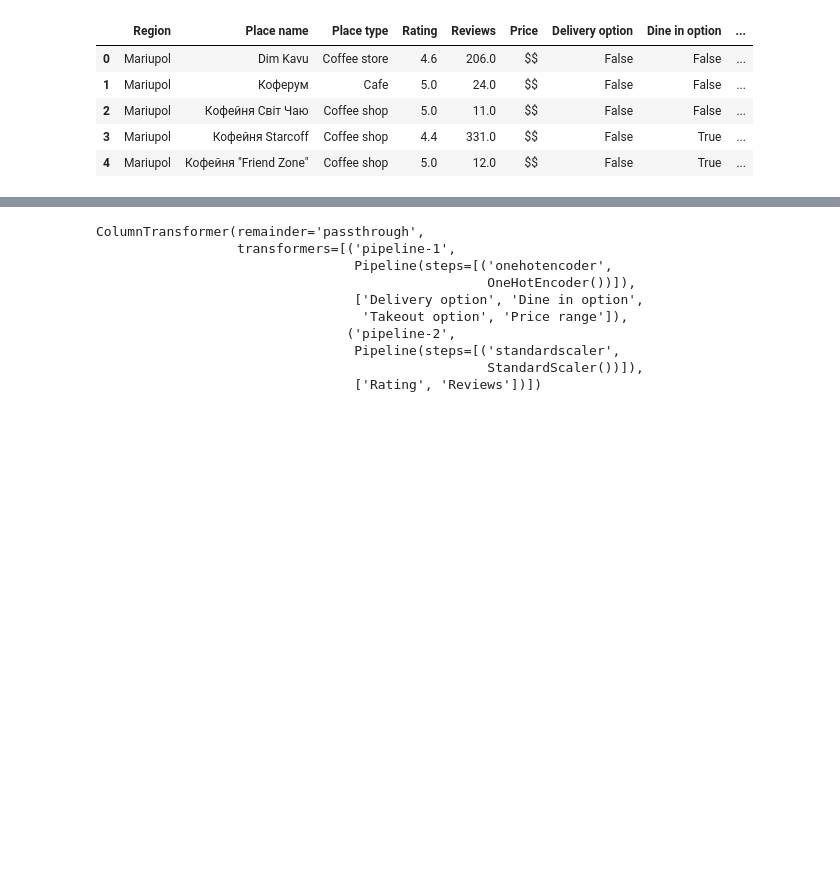
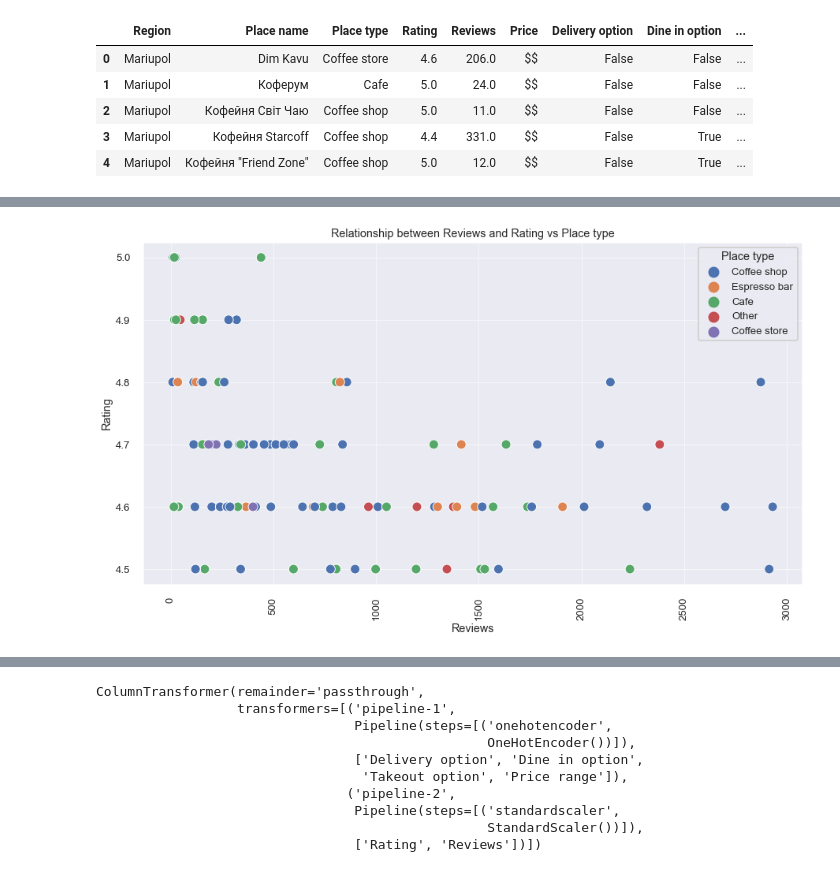
Before and after one commit to LenSin3/ukraine-coffee-shops, a Jupyter notebook: ukraine_coffee_shops.ipynb, the cells around one changed output, grey strips where cells are left out. Cells and saved outputs as stored; diff of their text form; code cells hidden in the pictures; blank space fills up the shorter version.

```diff
--- a/ukraine_coffee_shops.ipynb
+++ b/ukraine_coffee_shops.ipynb
@@ -452,3 +465,12 @@ merged_df = merged.drop('Regions', axis = )
 | 2 | Mariupol | Кофейня Світ Чаю | Coffee shop | 5.0 | 11.0 | $$ | False | False | ... |
 | 3 | Mariupol | Кофейня Starcoff | Coffee shop | 4.4 | 331.0 | $$ | False | True | ... |
 | 4 | Mariupol | Кофейня "Friend Zone" | Coffee shop | 5.0 | 12.0 | $$ | False | True | ... |
+# %%
+# extract values of different cluster labels
+def cluster_df(data, label):
+    df_cluster = merged_df.loc[merged_df['labels'] == label]
+    df_cluster = df_cluster.reset_index(drop = True)
+    return df_cluster
+# %%
+df_cluster1 = cluster_df(merged_df, 1)
+df_cluster1.head()
@@ -454,0 +488,4 @@ merged_df = merged.drop('Regions', axis = )
+# %%
+scatter_plot_categories(df_cluster1, 'Place type')
+# %% [output]
+[figure, added]
```
Also changed, not shown: parts of 8 cells of this notebook.
